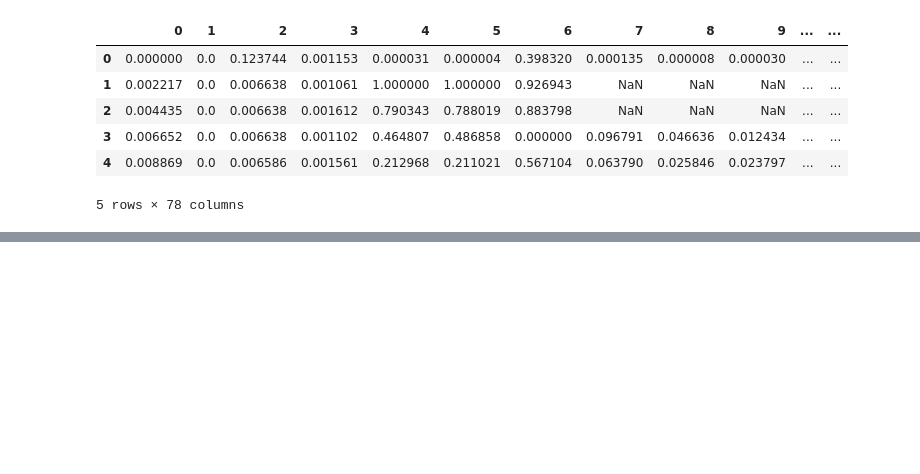
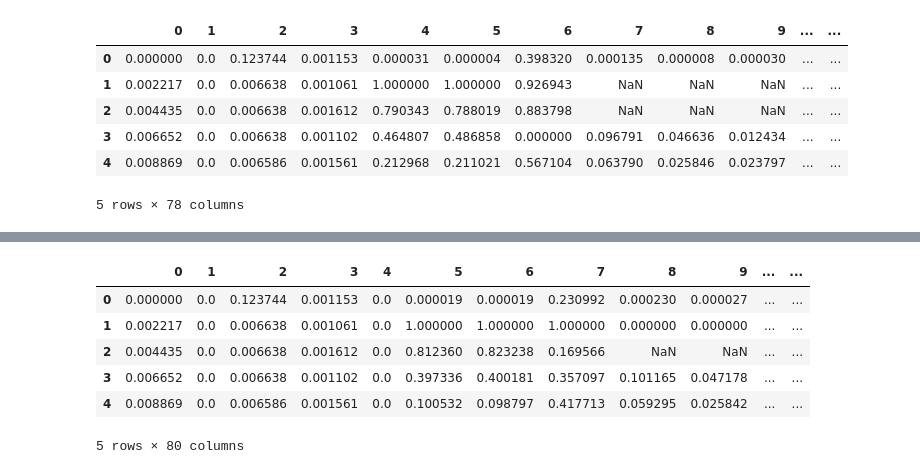
Before and after one commit to pierandreamorelli/cs_data_analysis, a Jupyter notebook: cs_data_analysis.ipynb, the cells around one changed output, grey strips where cells are left out. Saved outputs shown, nothing was run; the diff lists cells and outputs as text; code cells hidden in the pictures; blank space fills up the shorter version.

```diff
--- a/cs_data_analysis.ipynb
+++ b/cs_data_analysis.ipynb
@@ -265,0 +127,19 @@ norm_df.head()
+# %%
+num_df_PY = df_res_PY
+for i in cat_cols:
+  num_df_PY = num_df_PY.drop([i], axis = 1)
+# %%
+x = num_df_PY.values
+min_max_scaler = preprocessing.MinMaxScaler()
+x_scaled = min_max_scaler.fit_transform(x)
+
+norm_df_PY = pd.DataFrame(x_scaled)
+norm_df_PY.head()
+# %% [output]
+|  | 0 | 1 | 2 | 3 | 4 | 5 | 6 | 7 | 8 | 9 | ... | ... |
+| 0 | 0.000000 | 0.0 | 0.123744 | 0.001153 | 0.0 | 0.000019 | 0.000019 | 0.230992 | 0.000230 | 0.000027 | ... | ... |
+| 1 | 0.002217 | 0.0 | 0.006638 | 0.001061 | 0.0 | 1.000000 | 1.000000 | 1.000000 | 0.000000 | 0.000000 | ... | ... |
+| 2 | 0.004435 | 0.0 | 0.006638 | 0.001612 | 0.0 | 0.812360 | 0.823238 | 0.169566 | NaN | NaN | ... | ... |
+| 3 | 0.006652 | 0.0 | 0.006638 | 0.001102 | 0.0 | 0.397336 | 0.400181 | 0.357097 | 0.101165 | 0.047178 | ... | ... |
+| 4 | 0.008869 | 0.0 | 0.006586 | 0.001561 | 0.0 | 0.100532 | 0.098797 | 0.417713 | 0.059295 | 0.025842 | ... | ... |
+5 rows × 80 columns
```
Also changed, not shown: parts of 64 cells of this notebook.
